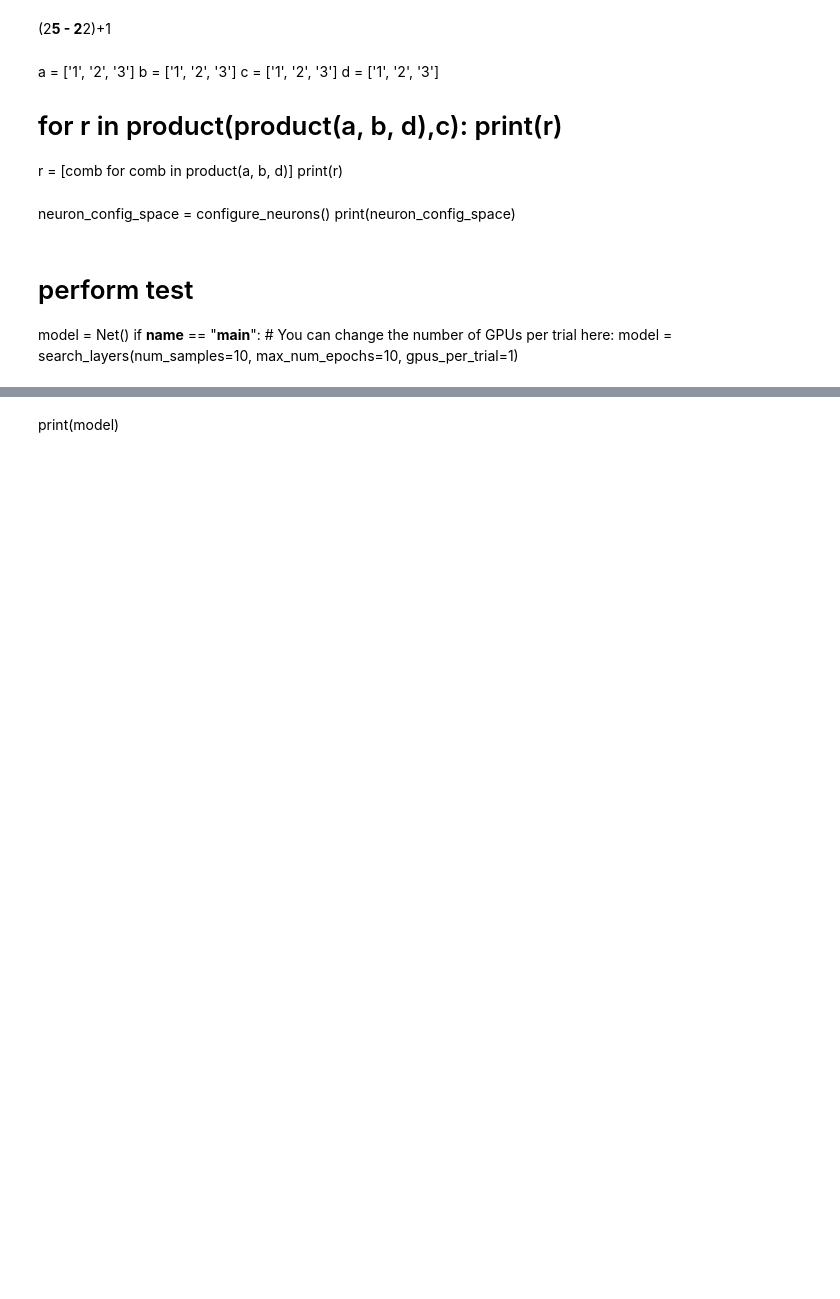
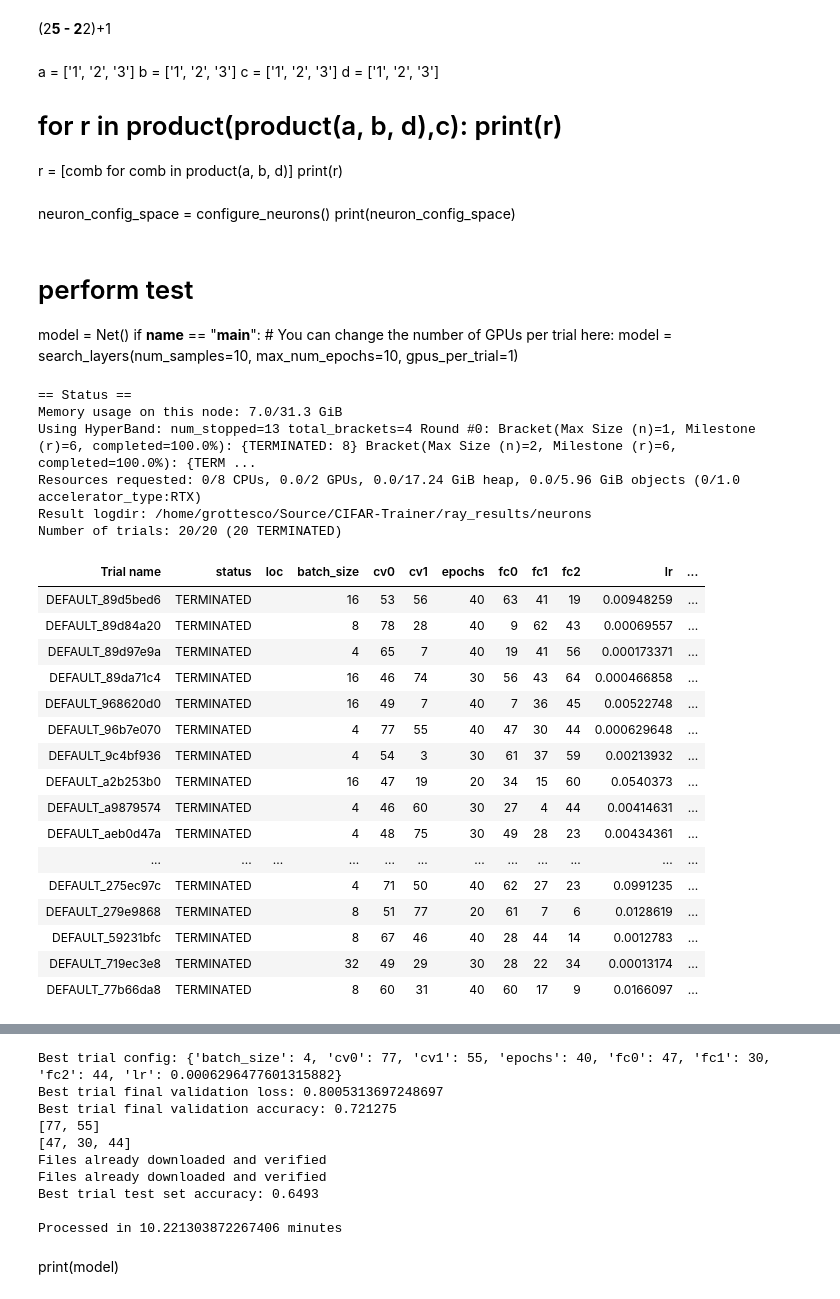
Before and after one commit to vespidae/CIFAR-Trainer, a Jupyter notebook: Ray Tut Mod Test.ipynb, the cells around one changed output, grey strips where cells are left out. Cells and saved outputs as stored; diff of their text form; code cells hidden in the pictures; blank space fills up the shorter version.

Commit message:
Finish configuration encoder and decoder

```diff
--- a/Ray Tut Mod Test.ipynb
+++ b/Ray Tut Mod Test.ipynb
@@ -522,18 +522,42 @@ if __name__ == "__main__":
 # %%
 layer_config_space = {}
 
 # for hp in ["num_convs","num_fcs"]:
 #     layer_config_space[hp] = np.random.randint(2,2**3)
 # layer_config_space["num_convs"] = np.random.randint(2,3)
 layer_config_space["num_convs"] = 2
 layer_config_space["num_fcs"] = np.random.randint(3,2**2)
 
 cpu_use = 1
-gpu_use = 0.0
+gpu_use = 0.5
 # data_dir = os.path.abspath("/home/grottesco/Source/RayTuneTut/data/")
 # checkpoint_dir = os.path.abspath("/home/grottesco/Source/RayTuneTut/checkpoints")
 start = time.time()
 model = search_neurons(layer_config_space)
 end = time.time()
 
-print("\nProcessed in %s minutes" % ((end-start)/60,))
+print("\nProcessed in %s minutes\n" % ((end-start)/60,))
+# %% [output]
+== Status ==
+Memory usage on this node: 7.0/31.3 GiB
+Using HyperBand: num_stopped=13 total_brackets=4 Round #0: Bracket(Max Size (n)=1, Milestone (r)=6, completed=100.0%): {TERMINATED: 8} Bracket(Max Size (n)=2, Milestone (r)=6, completed=100.0%): {TERM ...
+Resources requested: 0/8 CPUs, 0.0/2 GPUs, 0.0/17.24 GiB heap, 0.0/5.96 GiB objects (0/1.0 accelerator_type:RTX)
+Result logdir: /home/grottesco/Source/CIFAR-Trainer/ray_results/neurons
+Number of trials: 20/20 (20 TERMINATED)
+| Trial name | status | loc | batch_size | cv0 | cv1 | epochs | fc0 | fc1 | fc2 | lr | ... |
+| DEFAULT_89d5bed6 | TERMINATED |  | 16 | 53 | 56 | 40 | 63 | 41 | 19 | 0.00948259 | ... |
+| DEFAULT_89d84a20 | TERMINATED |  | 8 | 78 | 28 | 40 | 9 | 62 | 43 | 0.00069557 | ... |
+| DEFAULT_89d97e9a | TERMINATED |  | 4 | 65 | 7 | 40 | 19 | 41 | 56 | 0.000173371 | ... |
+| DEFAULT_89da71c4 | TERMINATED |  | 16 | 46 | 74 | 30 | 56 | 43 | 64 | 0.000466858 | ... |
+| DEFAULT_968620d0 | TERMINATED |  | 16 | 49 | 7 | 40 | 7 | 36 | 45 | 0.00522748 | ... |
+| DEFAULT_96b7e070 | TERMINATED |  | 4 | 77 | 55 | 40 | 47 | 30 | 44 | 0.000629648 | ... |
+| DEFAULT_9c4bf936 | TERMINATED |  | 4 | 54 | 3 | 30 | 61 | 37 | 59 | 0.00213932 | ... |
+| DEFAULT_a2b253b0 | TERMINATED |  | 16 | 47 | 19 | 20 | 34 | 15 | 60 | 0.0540373 | ... |
+| DEFAULT_a9879574 | TERMINATED |  | 4 | 46 | 60 | 30 | 27 | 4 | 44 | 0.00414631 | ... |
+| DEFAULT_aeb0d47a | TERMINATED |  | 4 | 48 | 75 | 30 | 49 | 28 | 23 | 0.00434361 | ... |
+| ... | ... | ... | ... | ... | ... | ... | ... | ... | ... | ... | ... |
+| DEFAULT_275ec97c | TERMINATED |  | 4 | 71 | 50 | 40 | 62 | 27 | 23 | 0.0991235 | ... |
+| DEFAULT_279e9868 | TERMINATED |  | 8 | 51 | 77 | 20 | 61 | 7 | 6 | 0.0128619 | ... |
+| DEFAULT_59231bfc | TERMINATED |  | 8 | 67 | 46 | 40 | 28 | 44 | 14 | 0.0012783 | ... |
+| DEFAULT_719ec3e8 | TERMINATED |  | 32 | 49 | 29 | 30 | 28 | 22 | 34 | 0.00013174 | ... |
+| DEFAULT_77b66da8 | TERMINATED |  | 8 | 60 | 31 | 40 | 60 | 17 | 9 | 0.0166097 | ... |
@@ -540,2 +565,12 @@ print("\nProcessed in %s minutes" % ((end-start)/60,))
+Best trial config: {'batch_size': 4, 'cv0': 77, 'cv1': 55, 'epochs': 40, 'fc0': 47, 'fc1': 30, 'fc2': 44, 'lr': 0.0006296477601315882}
+Best trial final validation loss: 0.8005313697248697
+Best trial final validation accuracy: 0.721275
+[77, 55]
+[47, 30, 44]
+Files already downloaded and verified
+Files already downloaded and verified
+Best trial test set accuracy: 0.6493
+
+Processed in 10.221303872267406 minutes
 # %% [markdown]
 print(model)
```
Also changed, not shown: parts of 1 cell of this notebook, 2 other files.
